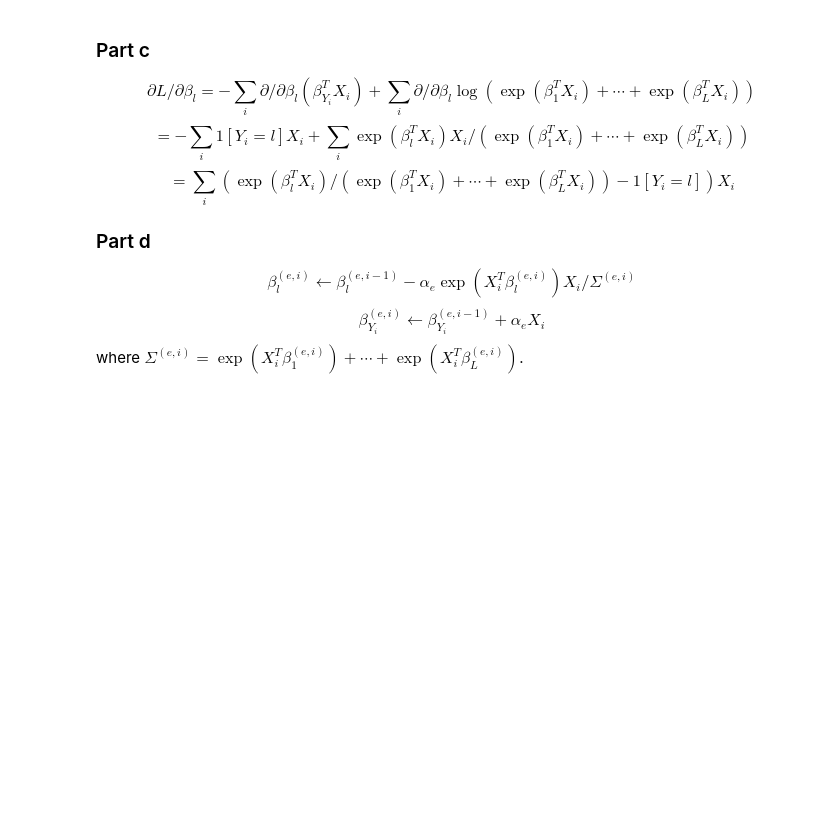
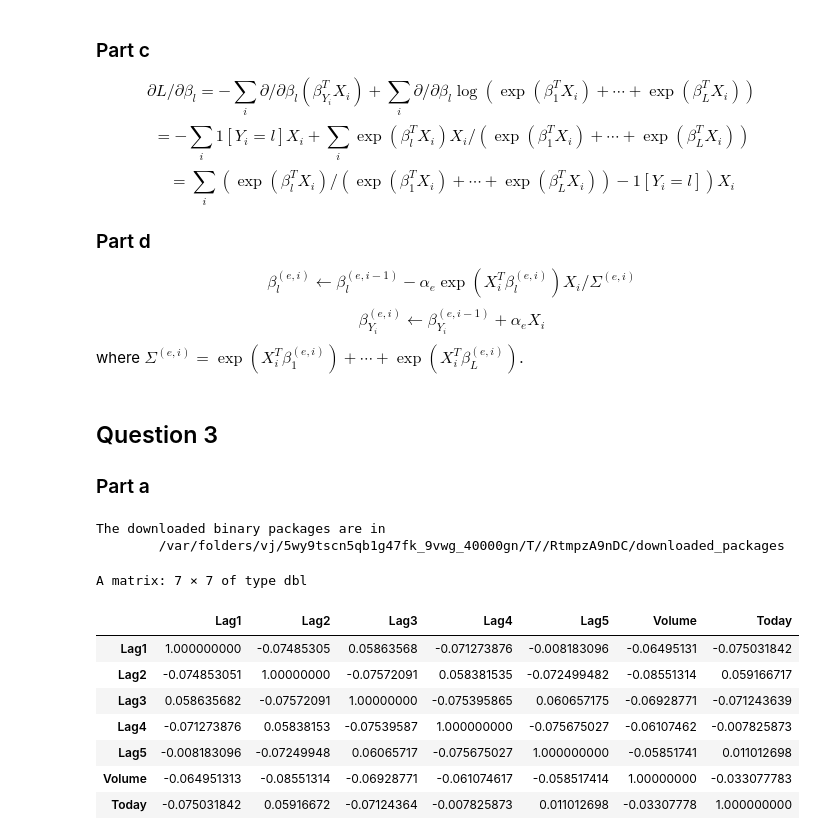
Before and after one commit to walkin-through-the-forest/ST443, a Jupyter notebook: hw03.ipynb, the cells around one changed output. Saved outputs shown, nothing was run; the diff lists cells and outputs as text; code cells hidden in the pictures; blank space fills up the shorter version.

```diff
--- a/hw03.ipynb
+++ b/hw03.ipynb
@@ -52,3 +52,26 @@ $$ = \sum_i (\exp(\beta_l^T X_i)/(\exp(\beta_1^T X_i) + \cdots + \exp(\beta_L^T
 $$\beta^{(e, i)}_l \leftarrow \beta^{(e, i-1)}_l - \alpha_e \exp(X_i^T \beta^{(e, i)}_l) X_i /\Sigma^{(e, i)}$$
 $$\beta^{(e, i)}_{Y_i} \leftarrow \beta^{(e, i-1)}_{Y_i} + \alpha_e X_i$$
 where $\Sigma^{(e, i)} = \exp(X_i^T \beta^{(e, i)}_1) + \cdots + \exp(X_i^T \beta^{(e, i)}_L)$.
+# %% [markdown]
+## Question 3
+
+### Part a
+# %%
+install.packages("ISLR")
+library("ISLR")
+library(caret)
+# %% [output]
+The downloaded binary packages are in
+        /var/folders/vj/5wy9tscn5qb1g47fk_9vwg_40000gn/T//RtmpzA9nDC/downloaded_packages
+# %%
+cor(Weekly[c(-1, -9)])
+# %% [output]
+A matrix: 7 × 7 of type dbl
+|  | Lag1 | Lag2 | Lag3 | Lag4 | Lag5 | Volume | Today |
+| Lag1 | 1.000000000 | -0.07485305 | 0.05863568 | -0.071273876 | -0.008183096 | -0.06495131 | -0.075031842 |
+| Lag2 | -0.074853051 | 1.00000000 | -0.07572091 | 0.058381535 | -0.072499482 | -0.08551314 | 0.059166717 |
+| Lag3 | 0.058635682 | -0.07572091 | 1.00000000 | -0.075395865 | 0.060657175 | -0.06928771 | -0.071243639 |
+| Lag4 | -0.071273876 | 0.05838153 | -0.07539587 | 1.000000000 | -0.075675027 | -0.06107462 | -0.007825873 |
+| Lag5 | -0.008183096 | -0.07249948 | 0.06065717 | -0.075675027 | 1.000000000 | -0.05851741 | 0.011012698 |
+| Volume | -0.064951313 | -0.08551314 | -0.06928771 | -0.061074617 | -0.058517414 | 1.00000000 | -0.033077783 |
+| Today | -0.075031842 | 0.05916672 | -0.07124364 | -0.007825873 | 0.011012698 | -0.03307778 | 1.000000000 |
```
Also changed, not shown: parts of 15 cells of this notebook, 2 other files.
